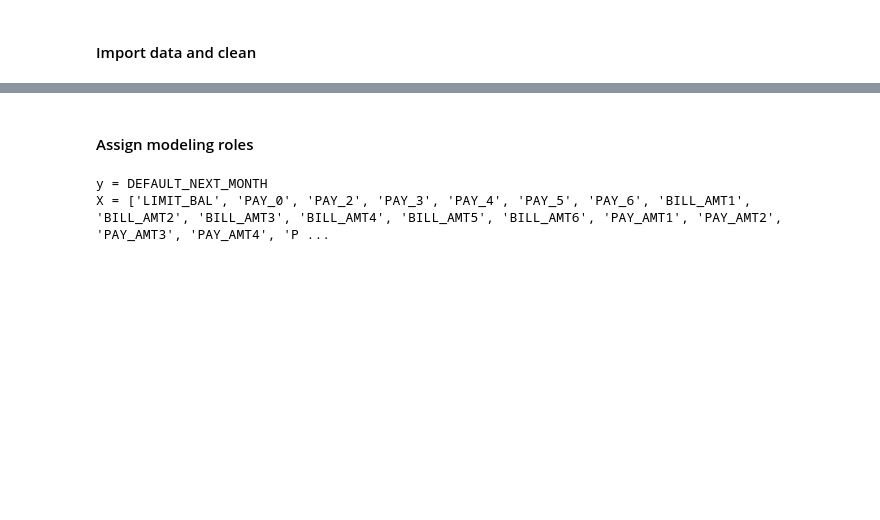
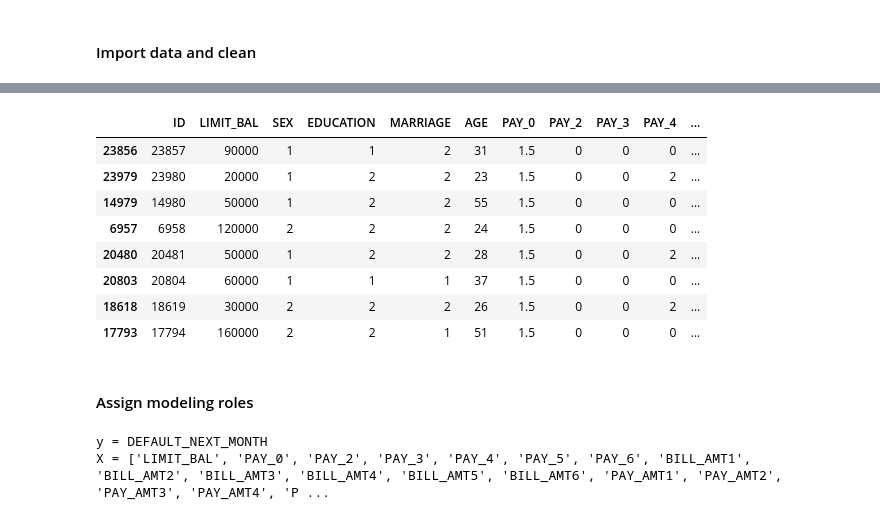
Before and after one commit to jphall663/GWU_rml, a Jupyter notebook: lecture_4.ipynb, the cells around one changed output, grey strips where cells are left out. Drawn from its saved outputs; the diff is of its cells as text; code cells hidden in the pictures; blank space fills up the shorter version.

```diff
--- a/lecture_4.ipynb
+++ b/lecture_4.ipynb
@@ -100,0 +97,5 @@ data = data.rename(columns={'default payment next month': 'DEFAULT_NEXT_MONTH'})
+# %%
+# randomly select a small number of rows that can be changed easily
+np.random.seed(SEED) # same results for each run of the cell
+ids = np.random.choice(data[(data['PAY_0'] == 2) & (data['PAY_2'] == 0) & (data['DEFAULT_NEXT_MONTH'] == 1)].index, 8)
+print(ids)
@@ -101,3 +107,27 @@ data = data.rename(columns={'default payment next month': 'DEFAULT_NEXT_MONTH'})
+# %%
+# simple function for poisoning the selected rows
+def poison(ids_):
+
+    for i in ids_:
+
+        data.loc[i, 'PAY_0'] = 1.5
+        data.loc[i, 'PAY_AMT4'] = 2323 # leave a watermark, optional
+        data.loc[i, 'DEFAULT_NEXT_MONTH'] = 0 # update target - this is the key!
+
+poison(ids)
+
+poisoned = data.iloc[ids, :] # reinsert poisoned data into training data
+poisoned # display poisoned data
+# %% [output]
+|  | ID | LIMIT_BAL | SEX | EDUCATION | MARRIAGE | AGE | PAY_0 | PAY_2 | PAY_3 | PAY_4 | ... |
+| 23856 | 23857 | 90000 | 1 | 1 | 2 | 31 | 1.5 | 0 | 0 | 0 | ... |
+| 23979 | 23980 | 20000 | 1 | 2 | 2 | 23 | 1.5 | 0 | 0 | 2 | ... |
+| 14979 | 14980 | 50000 | 1 | 2 | 2 | 55 | 1.5 | 0 | 0 | 0 | ... |
+| 6957 | 6958 | 120000 | 2 | 2 | 2 | 24 | 1.5 | 0 | 0 | 0 | ... |
+| 20480 | 20481 | 50000 | 1 | 2 | 2 | 28 | 1.5 | 0 | 0 | 2 | ... |
+| 20803 | 20804 | 60000 | 1 | 1 | 1 | 37 | 1.5 | 0 | 0 | 0 | ... |
+| 18618 | 18619 | 30000 | 2 | 2 | 2 | 26 | 1.5 | 0 | 0 | 2 | ... |
+| 17793 | 17794 | 160000 | 2 | 2 | 1 | 51 | 1.5 | 0 | 0 | 0 | ... |
 # %% [markdown]
 #### Assign modeling roles
 # %%
```
Also changed, not shown: parts of 38 cells of this notebook, 3 other files.
